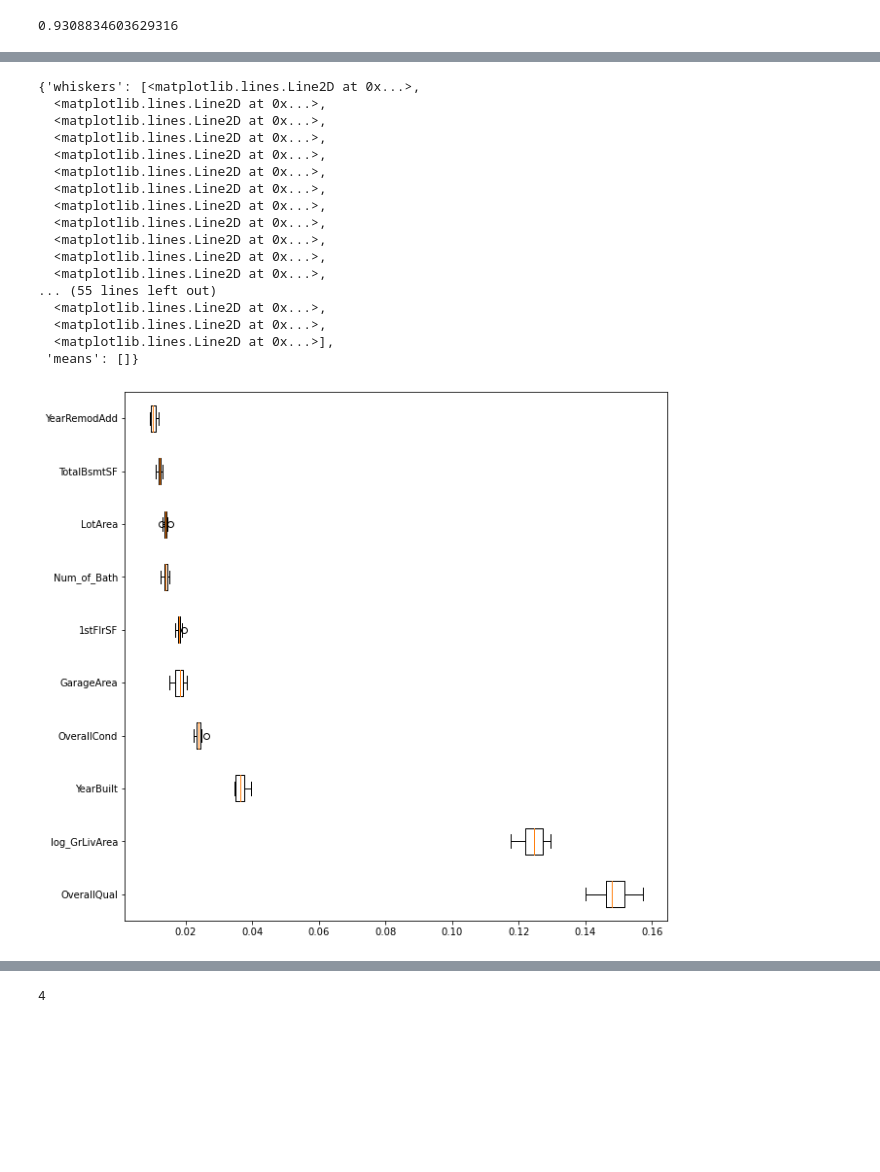
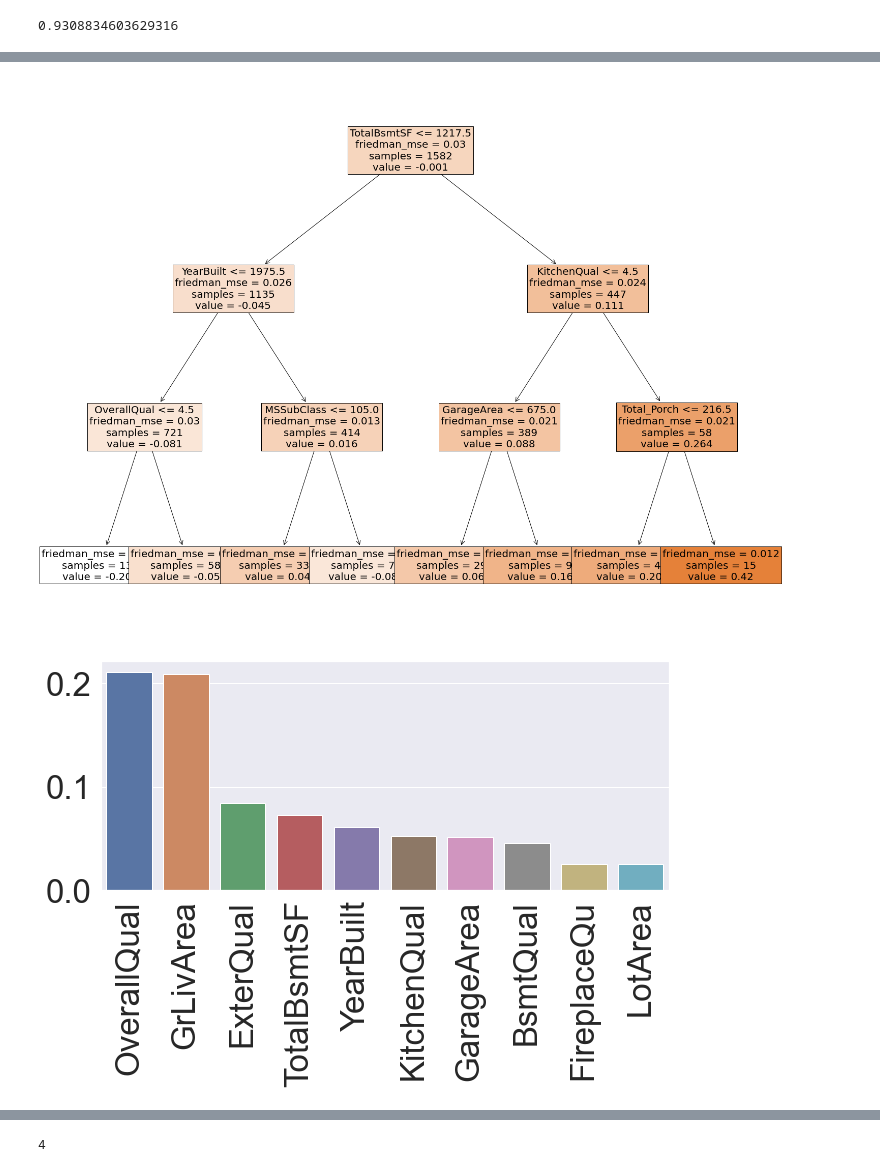
Before and after one commit to nickelworks/machine-learning-housing-project, a Jupyter notebook: Tony/Lasso Version 1-Copy3.ipynb, the cells around one changed output, grey strips where cells are left out. Saved outputs shown, nothing was run; the diff lists cells and outputs as text; code cells hidden in the pictures; blank space fills up the shorter version.

```diff
--- a/Tony/Lasso Version 1-Copy3.ipynb
+++ b/Tony/Lasso Version 1-Copy3.ipynb
@@ -489,0 +515,12 @@ np.sqrt(265)
+# %%
+best_param = {
+    'learning_rate': 0.05,
+    'max_depth': 3,
+    'max_features': 16,
+    'min_samples_split': 30,
+    'n_estimators': 1000,
+    'subsample': 0.9}
+# %%
+clf = GradientBoostingRegressor(**best_param)
+# %%
+clf.fit(x_train, y_train)
@@ -519,3 +564,3 @@ from sklearn import tree
 # %%
 y = list(zip(clf.feature_importances_, list(total_X.columns)))
-sub_tree_42 = clf.estimators_[42, 0]
+sub_tree_42 = clf.estimators_[30, 0]
@@ -609,27 +567,6 @@ array([3.93407013e-03, 0.00000000e+00, 3.52869277e-04, 0.00000000e+00,
-# %%
-sorted_idx = result.importances_mean.argsort()[:64:-1]
-plt.figure(figsize=(10,10))
-plt.boxplot(
-    result.importances[sorted_idx].T,
-    vert=False,
-    labels=np.array(x_train.columns)[sorted_idx],
-)
-# %% [output]
-{'whiskers': [<matplotlib.lines.Line2D at 0x...>,
-  <matplotlib.lines.Line2D at 0x...>,
-  <matplotlib.lines.Line2D at 0x...>,
-  <matplotlib.lines.Line2D at 0x...>,
-  <matplotlib.lines.Line2D at 0x...>,
-  <matplotlib.lines.Line2D at 0x...>,
-  <matplotlib.lines.Line2D at 0x...>,
-  <matplotlib.lines.Line2D at 0x...>,
-  <matplotlib.lines.Line2D at 0x...>,
-  <matplotlib.lines.Line2D at 0x...>,
-  <matplotlib.lines.Line2D at 0x...>,
-  <matplotlib.lines.Line2D at 0x...>,
-... (55 lines left out)
-  <matplotlib.lines.Line2D at 0x...>,
-  <matplotlib.lines.Line2D at 0x...>,
-  <matplotlib.lines.Line2D at 0x...>],
- 'means': []}
-[figure, removed]
+# %%
+plt.figure(figsize=(25,20))
+tree.plot_tree(sub_tree_42, filled=True, feature_names=x_test.columns, impurity=True, fontsize=20)
+plt.savefig("sub_tree.png", dpi=300)
+# %% [output]
+[figure, added]
@@ -635,0 +579,10 @@ plt.boxplot(
+# %%
+##feature importance
+sns.set(font_scale = 3)
+plt.figure(figsize=(10,7))
+sns.barplot(x=list(labels[:10]), y=list(ys)[:10])
+plt.xticks(rotation=90)
+plt.tight_layout()
+plt.savefig("feature_importance.png")
+# %% [output]
+[figure, added]
```
Also changed, not shown: parts of 37 cells of this notebook, 9 other files.
